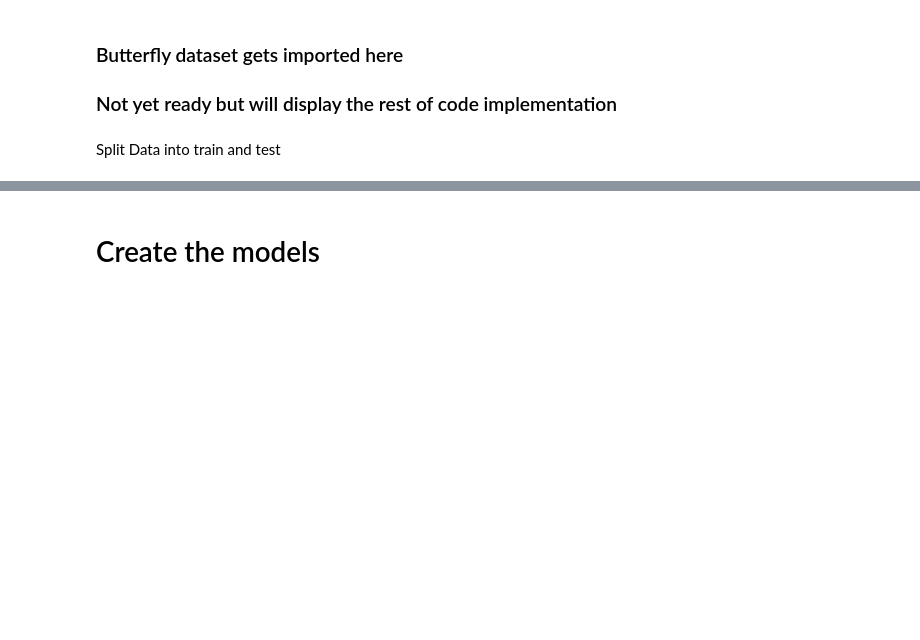
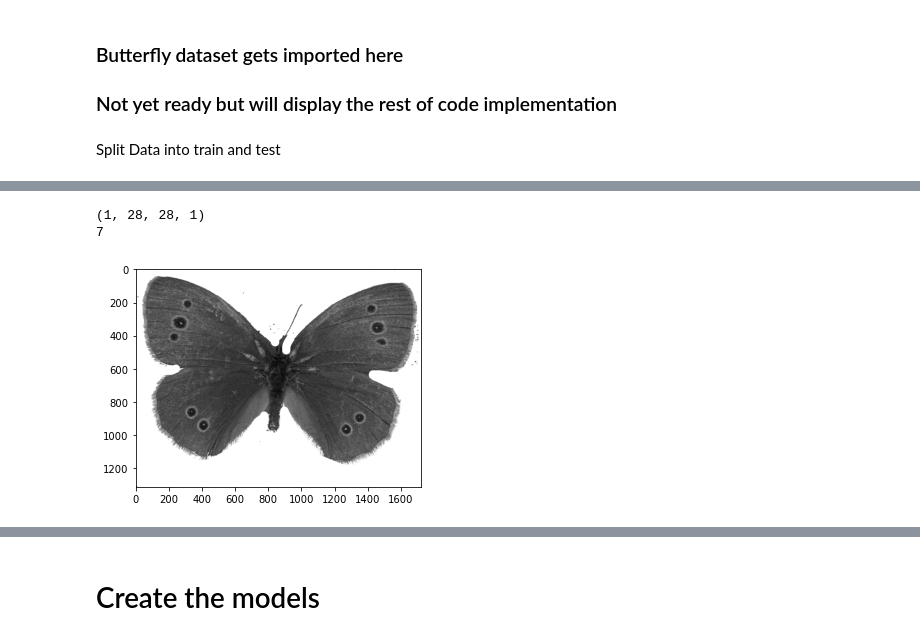
Before and after one commit to JVP15/butterfly-gan, a Jupyter notebook: butterfly_notebook.ipynb, the cells around one changed output, grey strips where cells are left out. Cells and saved outputs as stored; diff of their text form; code cells hidden in the pictures; blank space fills up the shorter version.

```diff
--- a/butterfly_notebook.ipynb
+++ b/butterfly_notebook.ipynb
@@ -50,0 +62,24 @@ train_images = (train_images - 127.5) / 127.5  # Normalize the images to [-1, 1]
+# %%
+X_train = []
+for img in data:
+    #img = img / 255.0
+    float_img = img.astype(np.float32) # Convert to float32
+
+    # Convert to Black and White
+    gray = cv2.cvtColor(float_img, cv2.COLOR_BGR2GRAY)
+    plt.imshow(gray, cmap='gray')
+    # Threshold the image
+    ret, thresh = cv2.threshold(gray, 127, 255, cv2.THRESH_BINARY)
+    # Convert to 28x28
+    resized = cv2.resize(thresh, (28, 28))
+    reshaped = resized.reshape(1, 28, 28, 1)
+
+    X_train.append(reshaped)
+
+
+print(X_train[0].shape)
+print(len(X_train))
+# %% [output]
+(1, 28, 28, 1)
+7
+[figure, added]
```
Also changed, not shown: parts of 11 cells of this notebook.
